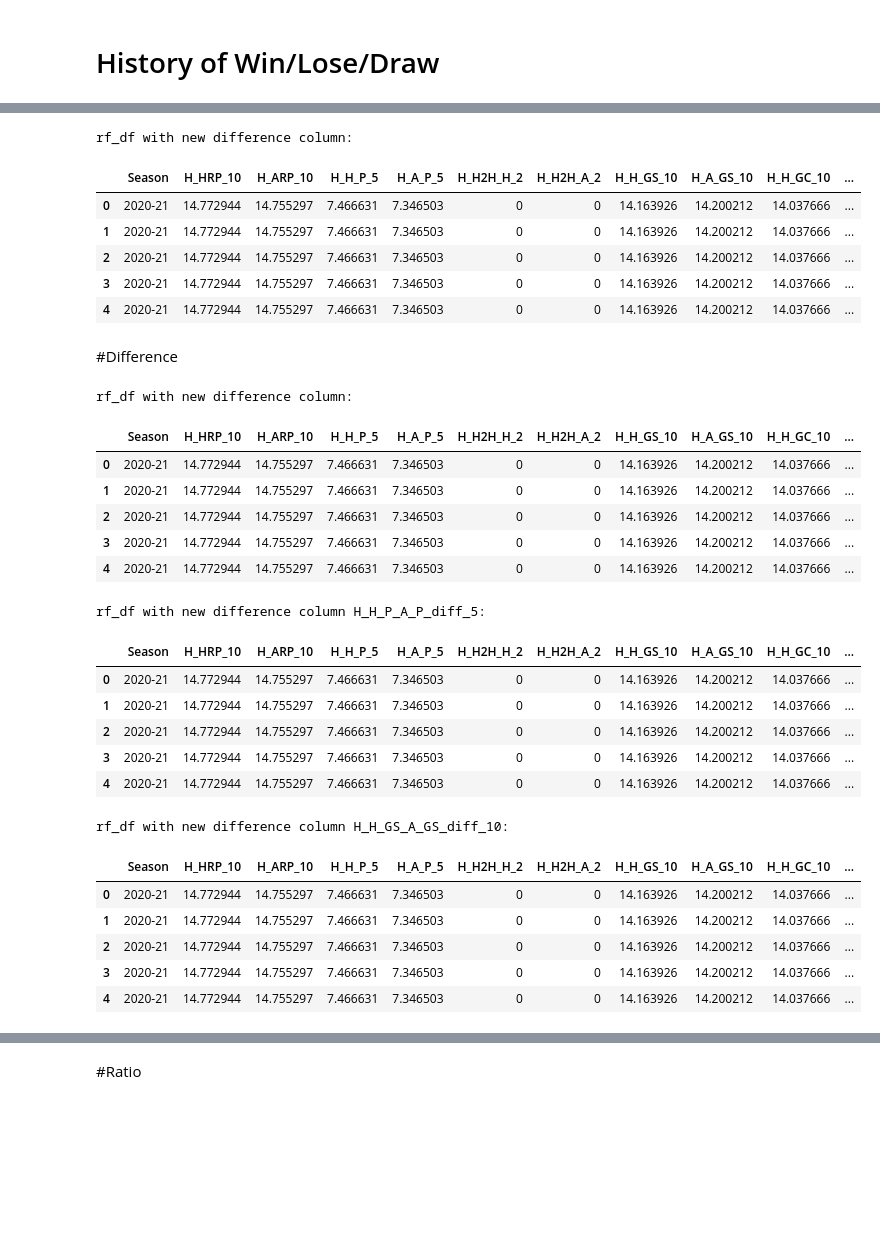
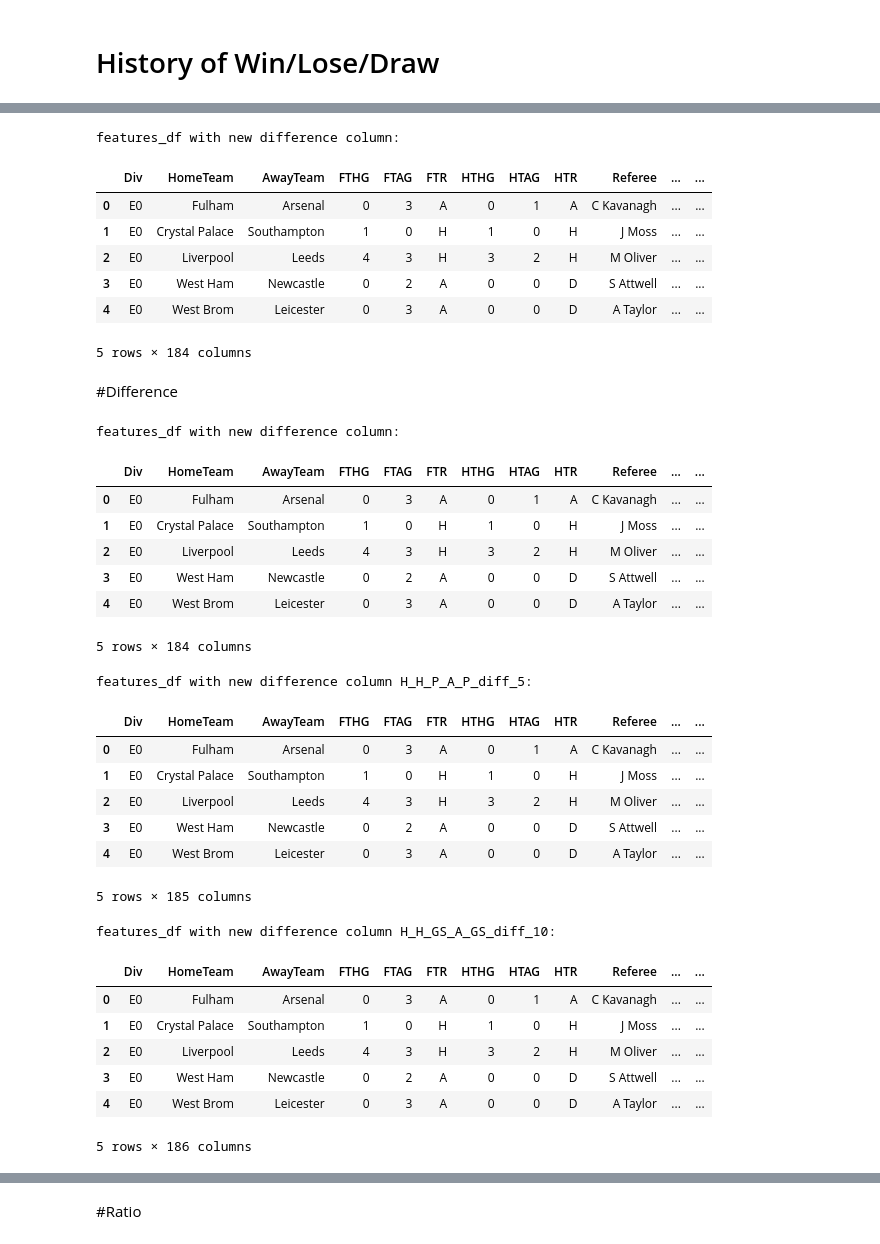
Before and after one commit to venti-sei/Bet26, a Jupyter notebook: data_collection.ipynb, the cells around one changed output, grey strips where cells are left out. Saved outputs shown, nothing was run; the diff lists cells and outputs as text; code cells hidden in the pictures; blank space fills up the shorter version.

```diff
--- a/data_collection.ipynb
+++ b/data_collection.ipynb
@@ -868,16 +866,17 @@ Lagged results for HomeTeam and AwayTeam added to rf_df.
 # %%
-rf_df['H_HRP_ARP_diff_10'] = rf_df['H_HRP_10'] - rf_df['H_ARP_10']
+features_df['H_HRP_ARP_diff_10'] = features_df['H_HRP_10'] - features_df['H_ARP_10']
 
-print("rf_df with new difference column:")
-display(rf_df.head())
+print("features_df with new difference column:")
+display(features_df.head())
 # %% [output]
-rf_df with new difference column:
+features_df with new difference column:
-|  | Season | H_HRP_10 | H_ARP_10 | H_H_P_5 | H_A_P_5 | H_H2H_H_2 | H_H2H_A_2 | H_H_GS_10 | H_A_GS_10 | H_H_GC_10 | ... |
-| 0 | 2020-21 | 14.772944 | 14.755297 | 7.466631 | 7.346503 | 0 | 0 | 14.163926 | 14.200212 | 14.037666 | ... |
-| 1 | 2020-21 | 14.772944 | 14.755297 | 7.466631 | 7.346503 | 0 | 0 | 14.163926 | 14.200212 | 14.037666 | ... |
-| 2 | 2020-21 | 14.772944 | 14.755297 | 7.466631 | 7.346503 | 0 | 0 | 14.163926 | 14.200212 | 14.037666 | ... |
-| 3 | 2020-21 | 14.772944 | 14.755297 | 7.466631 | 7.346503 | 0 | 0 | 14.163926 | 14.200212 | 14.037666 | ... |
-| 4 | 2020-21 | 14.772944 | 14.755297 | 7.466631 | 7.346503 | 0 | 0 | 14.163926 | 14.200212 | 14.037666 | ... |
+|  | Div | HomeTeam | AwayTeam | FTHG | FTAG | FTR | HTHG | HTAG | HTR | Referee | ... | ... |
+| 0 | E0 | Fulham | Arsenal | 0 | 3 | A | 0 | 1 | A | C Kavanagh | ... | ... |
+| 1 | E0 | Crystal Palace | Southampton | 1 | 0 | H | 1 | 0 | H | J Moss | ... | ... |
+| 2 | E0 | Liverpool | Leeds | 4 | 3 | H | 3 | 2 | H | M Oliver | ... | ... |
+| 3 | E0 | West Ham | Newcastle | 0 | 2 | A | 0 | 0 | D | S Attwell | ... | ... |
+| 4 | E0 | West Brom | Leicester | 0 | 3 | A | 0 | 0 | D | A Taylor | ... | ... |
+5 rows × 184 columns
 # %% [markdown]
 #Difference
 # %%
@@ -886,39 +885,42 @@ features_df['H_HRP_ARP_diff_10'] = features_df['H_HRP_10'] - features_df['H_ARP_
 print("features_df with new difference column:")
 display(features_df.head())
 # %% [output]
-rf_df with new difference column:
+features_df with new difference column:
-|  | Season | H_HRP_10 | H_ARP_10 | H_H_P_5 | H_A_P_5 | H_H2H_H_2 | H_H2H_A_2 | H_H_GS_10 | H_A_GS_10 | H_H_GC_10 | ... |
-| 0 | 2020-21 | 14.772944 | 14.755297 | 7.466631 | 7.346503 | 0 | 0 | 14.163926 | 14.200212 | 14.037666 | ... |
-| 1 | 2020-21 | 14.772944 | 14.755297 | 7.466631 | 7.346503 | 0 | 0 | 14.163926 | 14.200212 | 14.037666 | ... |
-| 2 | 2020-21 | 14.772944 | 14.755297 | 7.466631 | 7.346503 | 0 | 0 | 14.163926 | 14.200212 | 14.037666 | ... |
-| 3 | 2020-21 | 14.772944 | 14.755297 | 7.466631 | 7.346503 | 0 | 0 | 14.163926 | 14.200212 | 14.037666 | ... |
-| 4 | 2020-21 | 14.772944 | 14.755297 | 7.466631 | 7.346503 | 0 | 0 | 14.163926 | 14.200212 | 14.037666 | ... |
+|  | Div | HomeTeam | AwayTeam | FTHG | FTAG | FTR | HTHG | HTAG | HTR | Referee | ... | ... |
+| 0 | E0 | Fulham | Arsenal | 0 | 3 | A | 0 | 1 | A | C Kavanagh | ... | ... |
+| 1 | E0 | Crystal Palace | Southampton | 1 | 0 | H | 1 | 0 | H | J Moss | ... | ... |
+| 2 | E0 | Liverpool | Leeds | 4 | 3 | H | 3 | 2 | H | M Oliver | ... | ... |
+| 3 | E0 | West Ham | Newcastle | 0 | 2 | A | 0 | 0 | D | S Attwell | ... | ... |
+| 4 | E0 | West Brom | Leicester | 0 | 3 | A | 0 | 0 | D | A Taylor | ... | ... |
+5 rows × 184 columns
 # %%
 features_df['H_H_P_A_P_diff_5'] = features_df['H_H_P_5'] - features_df['H_A_P_5']
 
 print("features_df with new difference column H_H_P_A_P_diff_5:")
 display(features_df.head())
 # %% [output]
-rf_df with new difference column H_H_P_A_P_diff_5:
+features_df with new difference column H_H_P_A_P_diff_5:
-|  | Season | H_HRP_10 | H_ARP_10 | H_H_P_5 | H_A_P_5 | H_H2H_H_2 | H_H2H_A_2 | H_H_GS_10 | H_A_GS_10 | H_H_GC_10 | ... |
-| 0 | 2020-21 | 14.772944 | 14.755297 | 7.466631 | 7.346503 | 0 | 0 | 14.163926 | 14.200212 | 14.037666 | ... |
-| 1 | 2020-21 | 14.772944 | 14.755297 | 7.466631 | 7.346503 | 0 | 0 | 14.163926 | 14.200212 | 14.037666 | ... |
-| 2 | 2020-21 | 14.772944 | 14.755297 | 7.466631 | 7.346503 | 0 | 0 | 14.163926 | 14.200212 | 14.037666 | ... |
-| 3 | 2020-21 | 14.772944 | 14.755297 | 7.466631 | 7.346503 | 0 | 0 | 14.163926 | 14.200212 | 14.037666 | ... |
-| 4 | 2020-21 | 14.772944 | 14.755297 | 7.466631 | 7.346503 | 0 | 0 | 14.163926 | 14.200212 | 14.037666 | ... |
+|  | Div | HomeTeam | AwayTeam | FTHG | FTAG | FTR | HTHG | HTAG | HTR | Referee | ... | ... |
+| 0 | E0 | Fulham | Arsenal | 0 | 3 | A | 0 | 1 | A | C Kavanagh | ... | ... |
+| 1 | E0 | Crystal Palace | Southampton | 1 | 0 | H | 1 | 0 | H | J Moss | ... | ... |
+| 2 | E0 | Liverpool | Leeds | 4 | 3 | H | 3 | 2 | H | M Oliver | ... | ... |
+| 3 | E0 | West Ham | Newcastle | 0 | 2 | A | 0 | 0 | D | S Attwell | ... | ... |
+| 4 | E0 | West Brom | Leicester | 0 | 3 | A | 0 | 0 | D | A Taylor | ... | ... |
+5 rows × 185 columns
 # %%
 features_df['H_H_GS_A_GS_diff_10'] = features_df['H_H_GS_10'] - features_df['H_A_GS_10']
 
 print("features_df with new difference column H_H_GS_A_GS_diff_10:")
 display(features_df.head())
 # %% [output]
-rf_df with new difference column H_H_GS_A_GS_diff_10:
+features_df with new difference column H_H_GS_A_GS_diff_10:
-|  | Season | H_HRP_10 | H_ARP_10 | H_H_P_5 | H_A_P_5 | H_H2H_H_2 | H_H2H_A_2 | H_H_GS_10 | H_A_GS_10 | H_H_GC_10 | ... |
-| 0 | 2020-21 | 14.772944 | 14.755297 | 7.466631 | 7.346503 | 0 | 0 | 14.163926 | 14.200212 | 14.037666 | ... |
-| 1 | 2020-21 | 14.772944 | 14.755297 | 7.466631 | 7.346503 | 0 | 0 | 14.163926 | 14.200212 | 14.037666 | ... |
-| 2 | 2020-21 | 14.772944 | 14.755297 | 7.466631 | 7.346503 | 0 | 0 | 14.163926 | 14.200212 | 14.037666 | ... |
-| 3 | 2020-21 | 14.772944 | 14.755297 | 7.466631 | 7.346503 | 0 | 0 | 14.163926 | 14.200212 | 14.037666 | ... |
-| 4 | 2020-21 | 14.772944 | 14.755297 | 7.466631 | 7.346503 | 0 | 0 | 14.163926 | 14.200212 | 14.037666 | ... |
+|  | Div | HomeTeam | AwayTeam | FTHG | FTAG | FTR | HTHG | HTAG | HTR | Referee | ... | ... |
+| 0 | E0 | Fulham | Arsenal | 0 | 3 | A | 0 | 1 | A | C Kavanagh | ... | ... |
+| 1 | E0 | Crystal Palace | Southampton | 1 | 0 | H | 1 | 0 | H | J Moss | ... | ... |
+| 2 | E0 | Liverpool | Leeds | 4 | 3 | H | 3 | 2 | H | M Oliver | ... | ... |
+| 3 | E0 | West Ham | Newcastle | 0 | 2 | A | 0 | 0 | D | S Attwell | ... | ... |
+| 4 | E0 | West Brom | Leicester | 0 | 3 | A | 0 | 0 | D | A Taylor | ... | ... |
+5 rows × 186 columns
 # %%
 features_df['H_H_GC_A_GC_diff_10'] = features_df['H_H_GC_10'] - features_df['H_A_GC_10']
 
```
Also changed, not shown: parts of 36 cells of this notebook.
